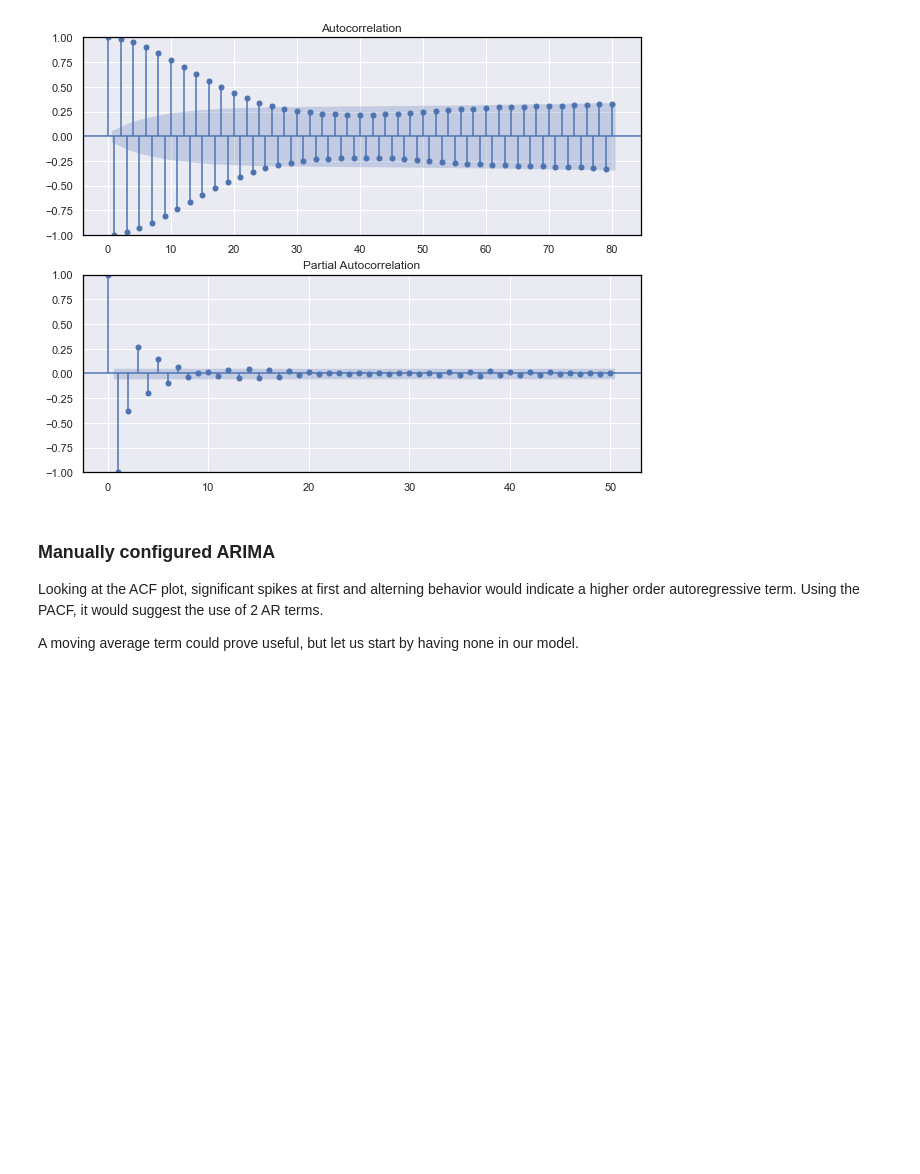
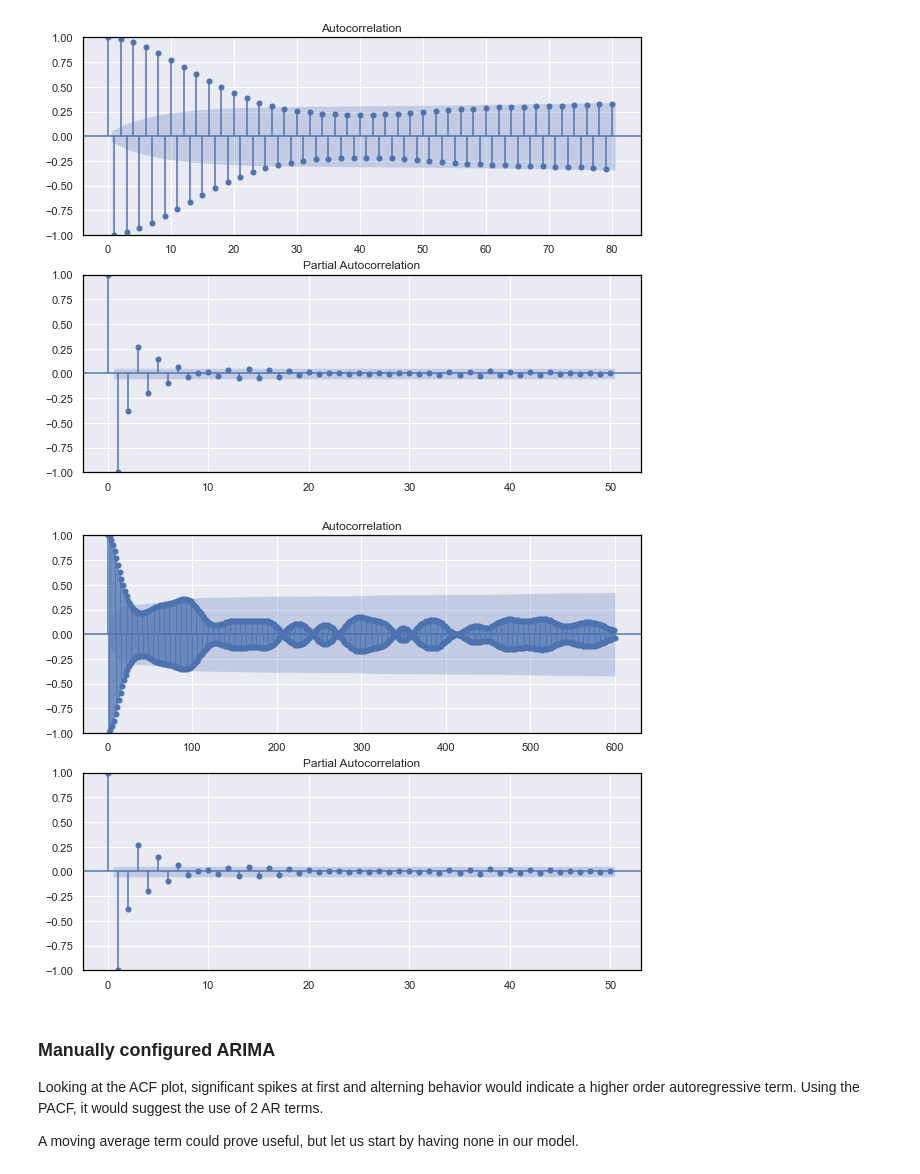
Before and after one commit to AndreasPalmgren/Weather-forecasting, a Jupyter notebook: Time Serie Analysis - Climate.ipynb, the cells around one changed output. Drawn from its saved outputs; the diff is of its cells as text; code cells hidden in the pictures; blank space fills up the shorter version.

```diff
--- a/Time Serie Analysis - Climate.ipynb
+++ b/Time Serie Analysis - Climate.ipynb
@@ -257,6 +257,14 @@ plt.subplot(212)
 plot_pacf(temp_d12, lags=50, ax=plt.gca(), method='ywm');
 # %% [output]
 [figure]
+# %%
+plt.figure()
+plt.subplot(211)
+plot_acf(temp_d12, lags=600, ax=plt.gca());
+plt.subplot(212)
+plot_pacf(temp_d12, lags=50, ax=plt.gca(), method='ywm');
+# %% [output]
+[figure, added]
 # %% [markdown]
 ### Manually configured ARIMA
 
```
Also changed, not shown: parts of 1 cell of this notebook.
